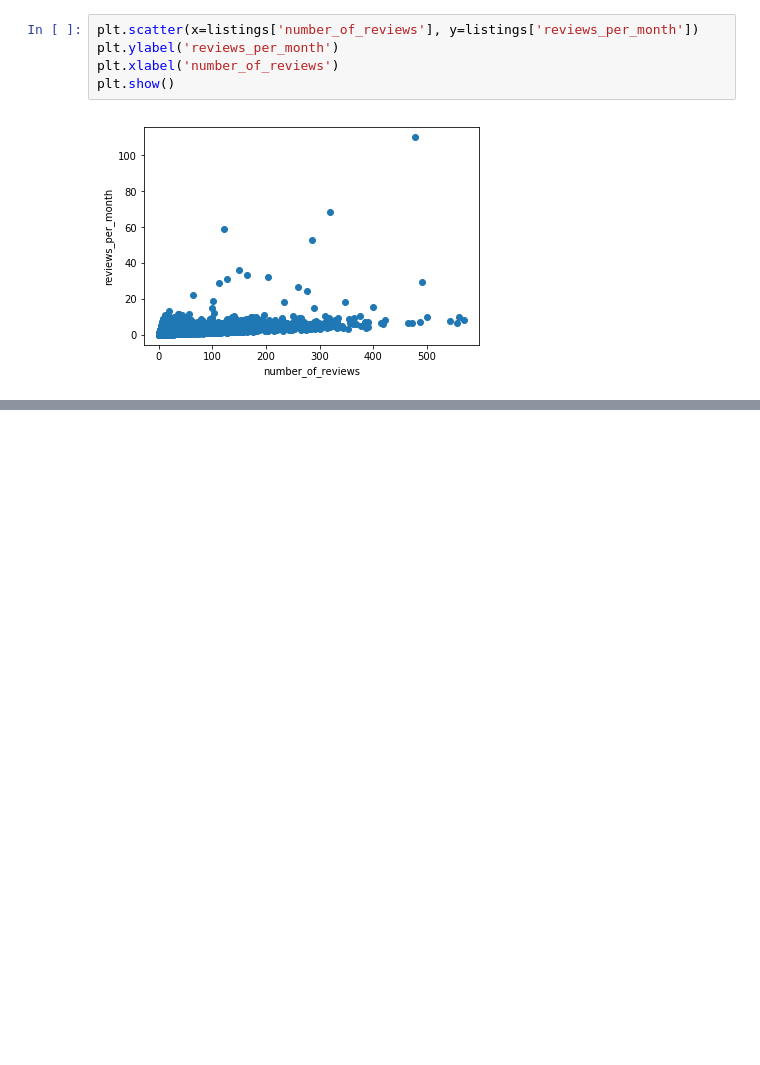
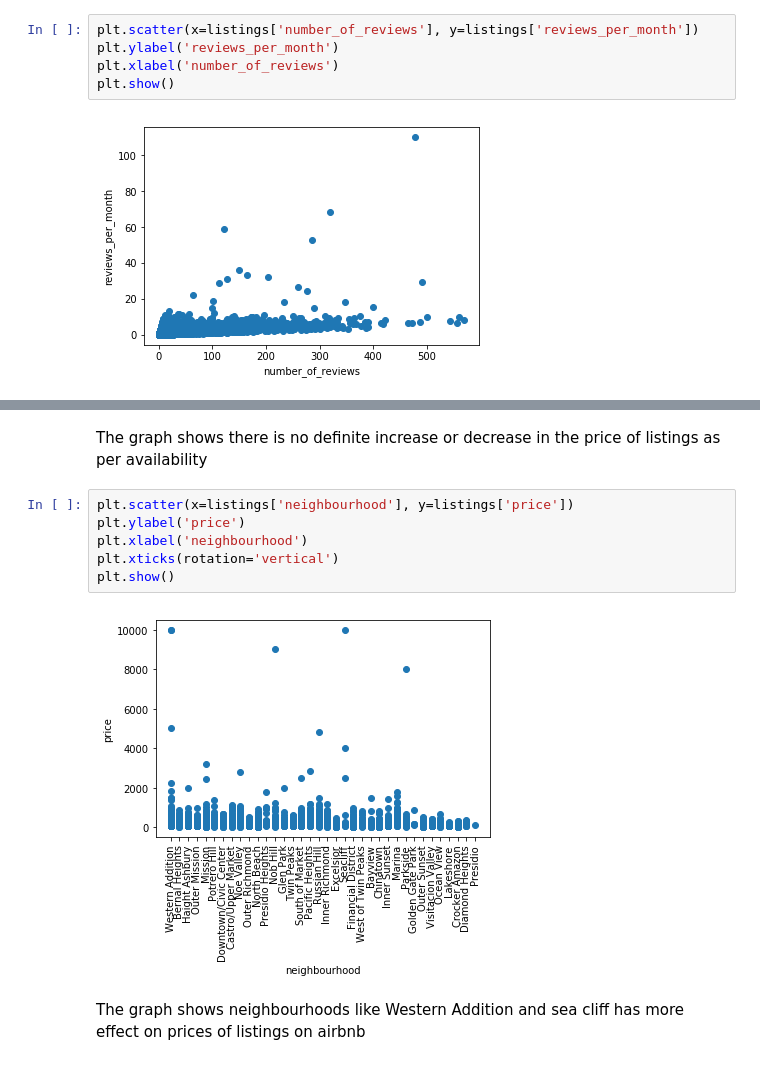
Before and after one commit to PallaviW/DataScience---DRILLS, a Jupyter notebook: Drill- Present the same data multiple ways.ipynb, the cells around one changed output, grey strips where cells are left out. Cells and saved outputs as stored; diff of their text form; blank space fills up the shorter version.

```diff
--- a/Drill- Present the same data multiple ways.ipynb
+++ b/Drill- Present the same data multiple ways.ipynb
@@ -249,0 +257,12 @@ When number of reviews more then review per month also mostly increasing
+# %% [markdown]
+The graph shows there is no definite increase or decrease in the price of listings as per availability
+# %%
+plt.scatter(x=listings['neighbourhood'], y=listings['price'])
+plt.ylabel('price')
+plt.xlabel('neighbourhood')
+plt.xticks(rotation='vertical')
+plt.show()
+# %% [output]
+[figure, added]
+# %% [markdown]
+The graph shows neighbourhoods like Western Addition and sea cliff has more effect on prices of listings on airbnb
```
Also changed, not shown: parts of 2 cells of this notebook, 1 other file.
